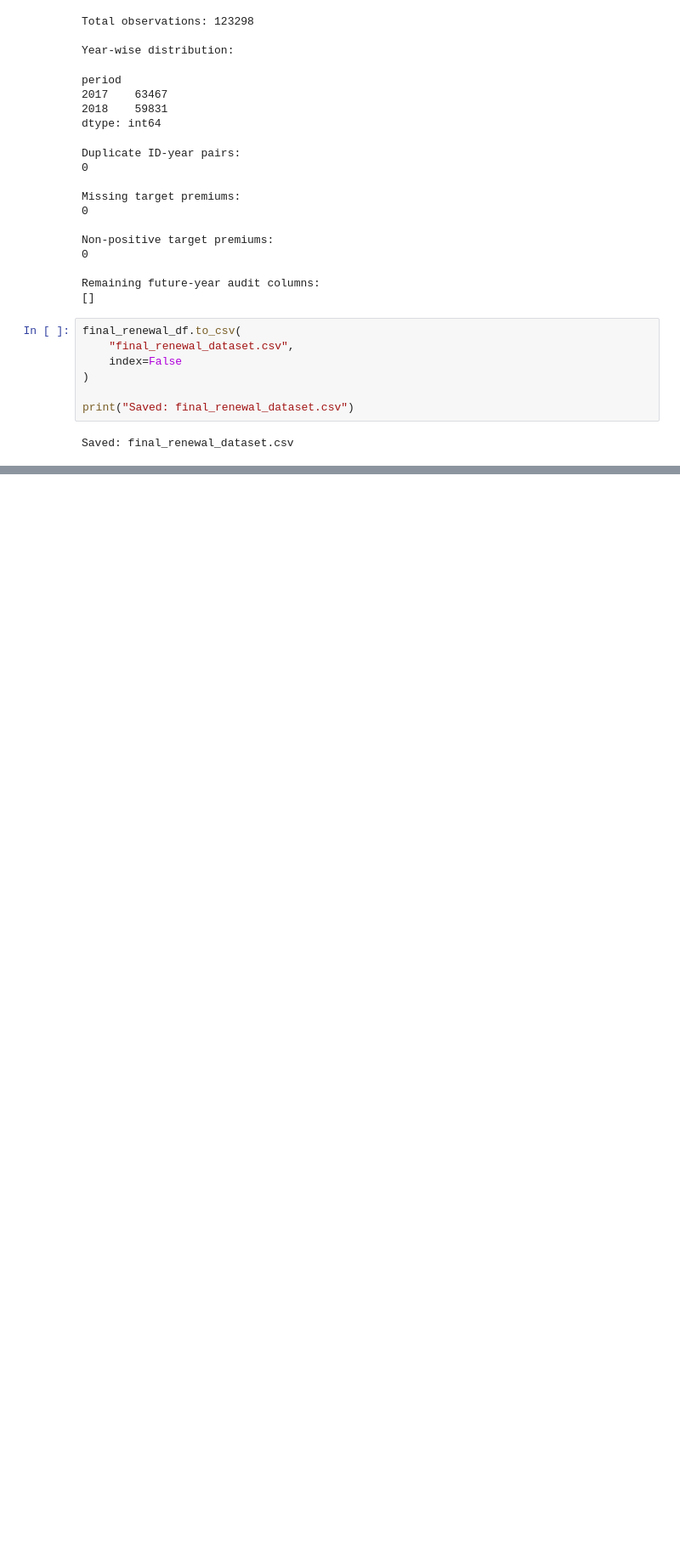
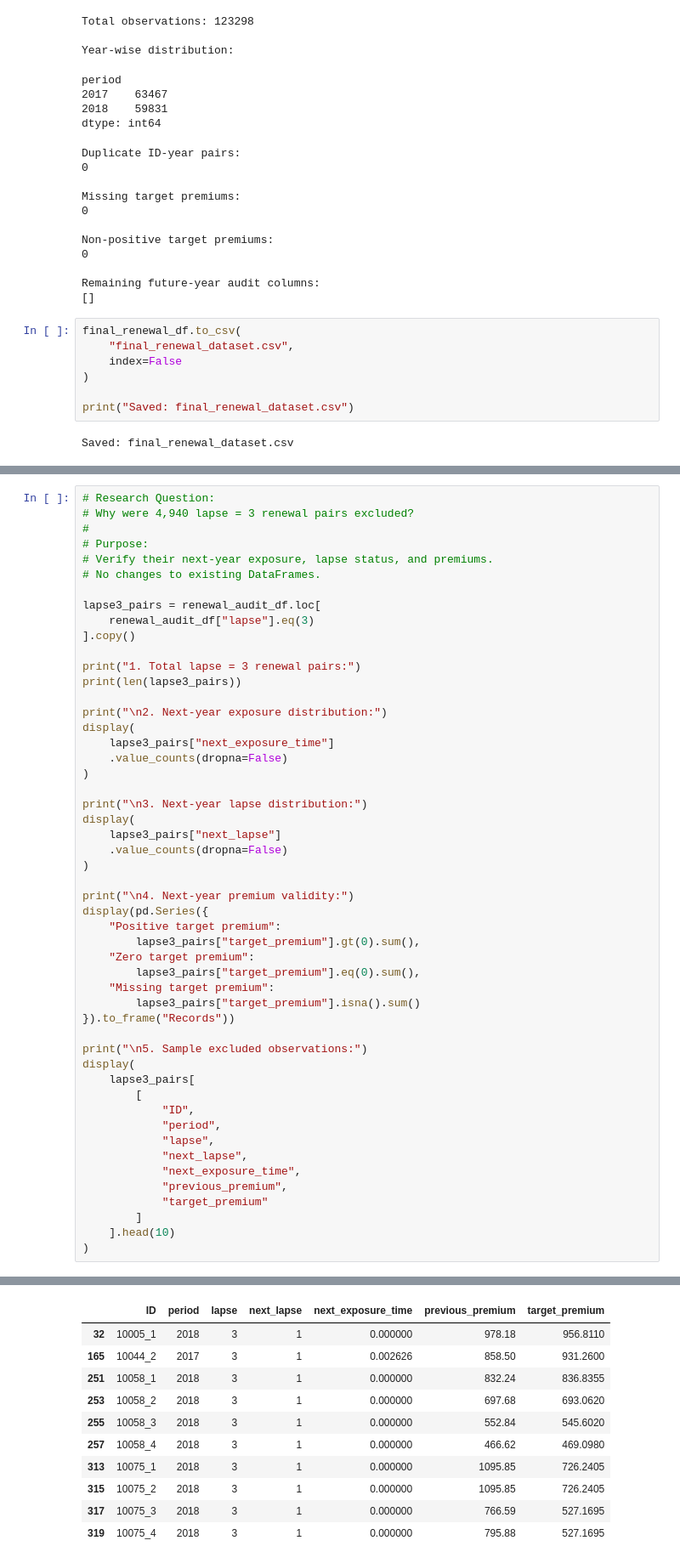
Before and after one commit to Aum-Tailor/ML-Health-Insurance, a Jupyter notebook: Cleaning.ipynb, the cells around one changed output, grey strips where cells are left out. Shown at 85% size. Cells and saved outputs as stored; diff of their text form; blank space fills up the shorter version.

```diff
--- a/Cleaning.ipynb
+++ b/Cleaning.ipynb
@@ -1256,0 +2033,52 @@ Saved: final_renewal_dataset.csv
+# %%
+# Research Question:
+# Why were 4,940 lapse = 3 renewal pairs excluded?
+#
+# Purpose:
+# Verify their next-year exposure, lapse status, and premiums.
+# No changes to existing DataFrames.
+
+lapse3_pairs = renewal_audit_df.loc[
+    renewal_audit_df["lapse"].eq(3)
+].copy()
+
+print("1. Total lapse = 3 renewal pairs:")
+print(len(lapse3_pairs))
+
+print("\n2. Next-year exposure distribution:")
+display(
+    lapse3_pairs["next_exposure_time"]
+    .value_counts(dropna=False)
+)
+
+print("\n3. Next-year lapse distribution:")
+display(
+    lapse3_pairs["next_lapse"]
+    .value_counts(dropna=False)
+)
+
+print("\n4. Next-year premium validity:")
+display(pd.Series({
+    "Positive target premium":
+        lapse3_pairs["target_premium"].gt(0).sum(),
+    "Zero target premium":
+        lapse3_pairs["target_premium"].eq(0).sum(),
+    "Missing target premium":
+        lapse3_pairs["target_premium"].isna().sum()
+}).to_frame("Records"))
+
+print("\n5. Sample excluded observations:")
+display(
+    lapse3_pairs[
+        [
+            "ID",
+            "period",
+            "lapse",
+            "next_lapse",
+            "next_exposure_time",
+            "previous_premium",
+            "target_premium"
+        ]
+    ].head(10)
+)
+# %% [output]
@@ -1256,0 +2103,11 @@ Saved: final_renewal_dataset.csv
+|  | ID | period | lapse | next_lapse | next_exposure_time | previous_premium | target_premium |
+| 32 | 10005_1 | 2018 | 3 | 1 | 0.000000 | 978.18 | 956.8110 |
+| 165 | 10044_2 | 2017 | 3 | 1 | 0.002626 | 858.50 | 931.2600 |
+| 251 | 10058_1 | 2018 | 3 | 1 | 0.000000 | 832.24 | 836.8355 |
+| 253 | 10058_2 | 2018 | 3 | 1 | 0.000000 | 697.68 | 693.0620 |
+| 255 | 10058_3 | 2018 | 3 | 1 | 0.000000 | 552.84 | 545.6020 |
+| 257 | 10058_4 | 2018 | 3 | 1 | 0.000000 | 466.62 | 469.0980 |
+| 313 | 10075_1 | 2018 | 3 | 1 | 0.000000 | 1095.85 | 726.2405 |
+| 315 | 10075_2 | 2018 | 3 | 1 | 0.000000 | 1095.85 | 726.2405 |
+| 317 | 10075_3 | 2018 | 3 | 1 | 0.000000 | 766.59 | 527.1695 |
+| 319 | 10075_4 | 2018 | 3 | 1 | 0.000000 | 795.88 | 527.1695 |
```
Also changed, not shown: parts of 27 cells of this notebook, 3 other files.
